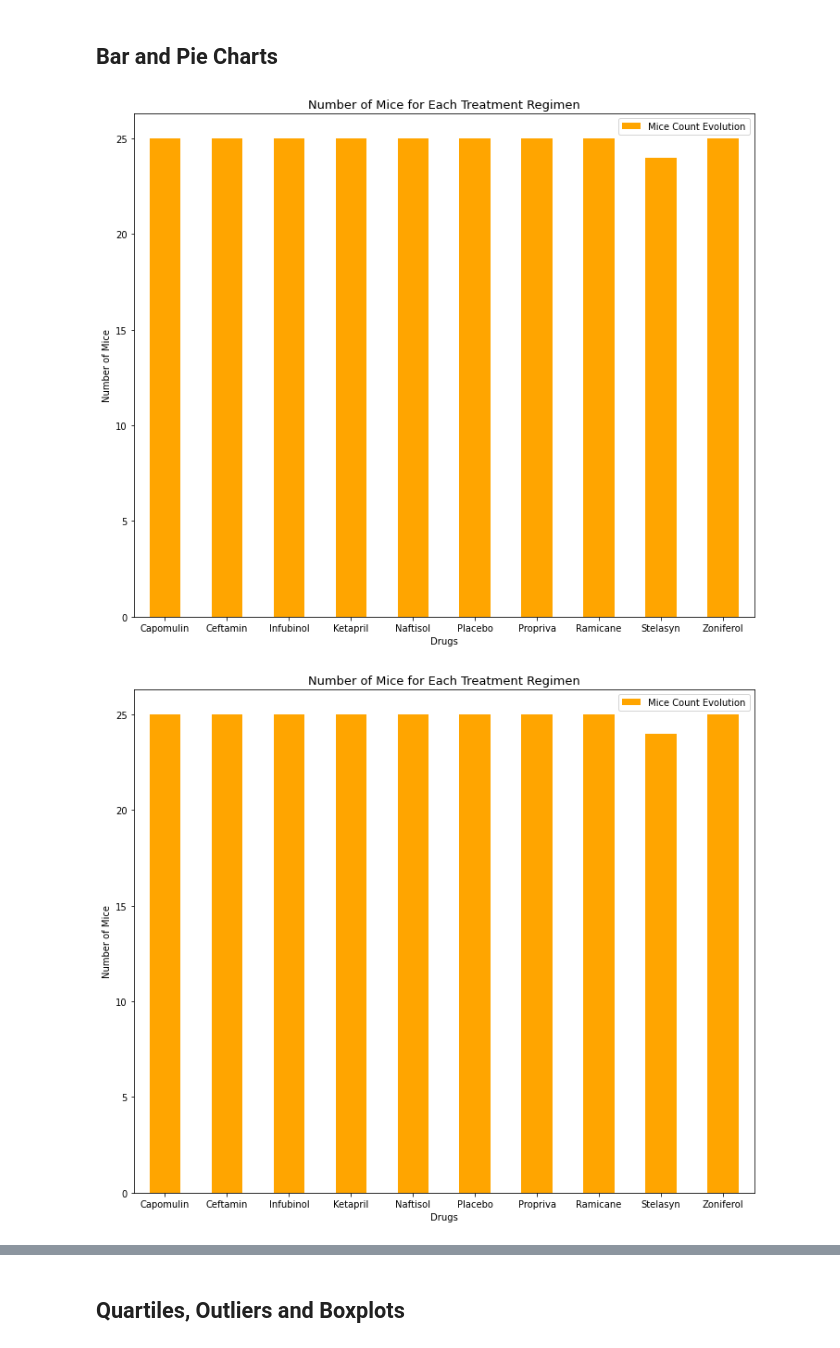
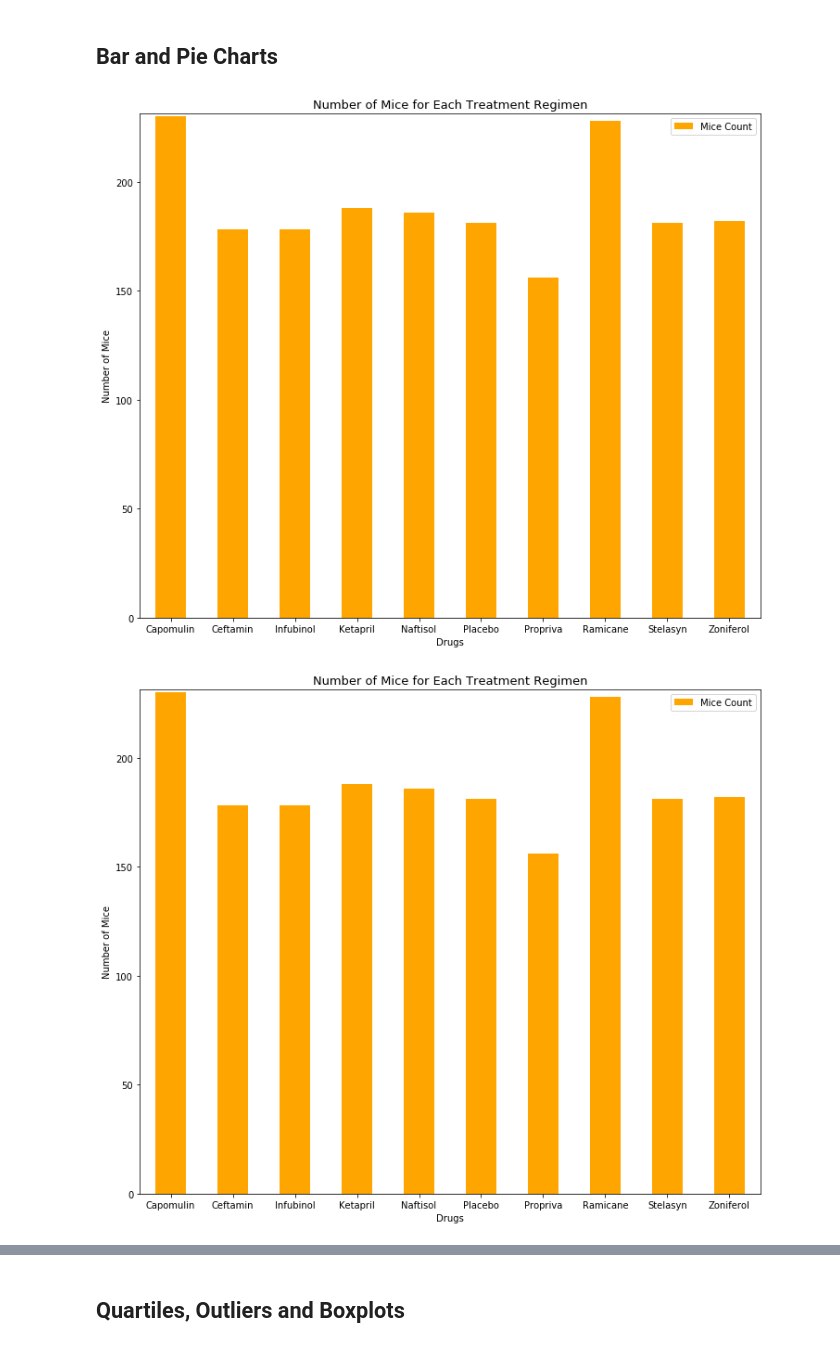
Before and after one commit to azpunit/Matplotlib-challenge, a Jupyter notebook: pymaceuticals.ipynb, the cells around one changed output, grey strips where cells are left out. Saved outputs shown, nothing was run; the diff lists cells and outputs as text; code cells hidden in the pictures.

Commit message:
Homework5

```diff
--- a/pymaceuticals.ipynb
+++ b/pymaceuticals.ipynb
@@ -9,8 +9,8 @@ import pandas as pd
 import scipy.stats as st
 
 # Study data files
-mouse_metadata_path = "/Users/azpunit/Desktop/matplotlib-challenge/data/Mouse_metadata.csv"
-study_results_path = "/Users/azpunit/Desktop/matplotlib-challenge/data/Study_results.csv"
+mouse_metadata_path = "/Users/azpunit/Desktop/Data Analytics and Vizualisation Boot Camp/Homework/Matplotlib/data/Mouse_metadata.csv"
+study_results_path = "/Users/azpunit/Desktop/Data Analytics and Vizualisation Boot Camp/Homework/Matplotlib/data/Study_results.csv"
 
 # Read the mouse data and the study results
 mouse_metadata = pd.read_csv(mouse_metadata_path)
@@ -163,31 +163,29 @@ summary_statistics
 ## Bar and Pie Charts
 # %%
 # Generate a bar plot showing the total number of mice for each treatment throughout the course of the study using pandas.
-clean_mouse_study_df = clean_mouse_study.drop_duplicates(subset="Mouse ID")
-clean_mouse_study_treatment = clean_mouse_study_df.groupby("Drug Regimen")
+clean_mouse_study_treatment = clean_mouse_study.groupby("Drug Regimen")
 
 number_of_mice_df = clean_mouse_study_treatment["Mouse ID"].count()
 new_mouse_study = number_of_mice_df.reset_index()
 new_mouse_study_df = new_mouse_study.groupby("Drug Regimen")
 
-data_plot = number_of_mice_df.plot(kind="bar", figsize=(12,10), color="orange", width=0.5, label="Mice Count Evolution")
+data_plot = number_of_mice_df.plot(kind="bar", figsize=(12,10), color="orange", width=0.5, label="Mice Count")
 data_plot.set_xticklabels(new_mouse_study["Drug Regimen"], rotation="horizontal")
 
 data_plot.set_xlim(-0.5, len(new_mouse_study["Drug Regimen"])-0.5)
 data_plot.set_ylim(0, max(number_of_mice_df)+1.3)
 
 data_plot.set_title("Number of Mice for Each Treatment Regimen", fontsize=13)
 data_plot.set_xlabel("Drugs")
 data_plot.set_ylabel("Number of Mice")
 data_plot.legend(loc="best")
 
 data_plot.plot();
 # %% [output]
-[figure, old version]
+[figure, new version]
 # %%
 # Generate a bar plot showing the total number of mice for each treatment throughout the course of the study using pyplot.
-clean_mouse_study_df = clean_mouse_study.drop_duplicates(subset="Mouse ID")
-clean_mouse_study_treatment_df = clean_mouse_study_df.groupby("Drug Regimen")
+clean_mouse_study_treatment_df = clean_mouse_study.groupby("Drug Regimen")
 
 clean_drug_study = clean_mouse_study.sort_values("Drug Regimen")
 clean_mouse_study_treatment_2_df = clean_drug_study["Drug Regimen"].unique()
@@ -197,7 +195,7 @@ x_axis = clean_mouse_study_treatment_2_df
 tick_locations = [value for value in x_axis]
 
 plt.figure(figsize=(12,10))
-plt.bar(x_axis, clean_mouse_study_treatment_4_df, align="center", color="orange", width=0.5, label="Mice Count Evolution")
+plt.bar(x_axis, clean_mouse_study_treatment_4_df, align="center", color="orange", width=0.5, label="Mice Count")
 plt.xticks(tick_locations, clean_mouse_study_treatment_2_df, rotation="horizontal")
 
 plt.xlim(-0.5, len(x_axis)-0.5)
@@ -210,7 +208,7 @@ plt.legend(loc="best")
 
 plt.show()
 # %% [output]
-[figure, old version]
+[figure, new version]
 # %%
 # Generate a pie plot showing the distribution of female versus male mice using pandas
 columns = ["Mouse ID", "Drug Regimen", "Sex", "Age_months", "Weight (g)", "Timepoint", "Tumor Volume (mm3)", "Metastatic Sites"]
```
Also changed, not shown: parts of 2 cells of this notebook, 2 other files.
